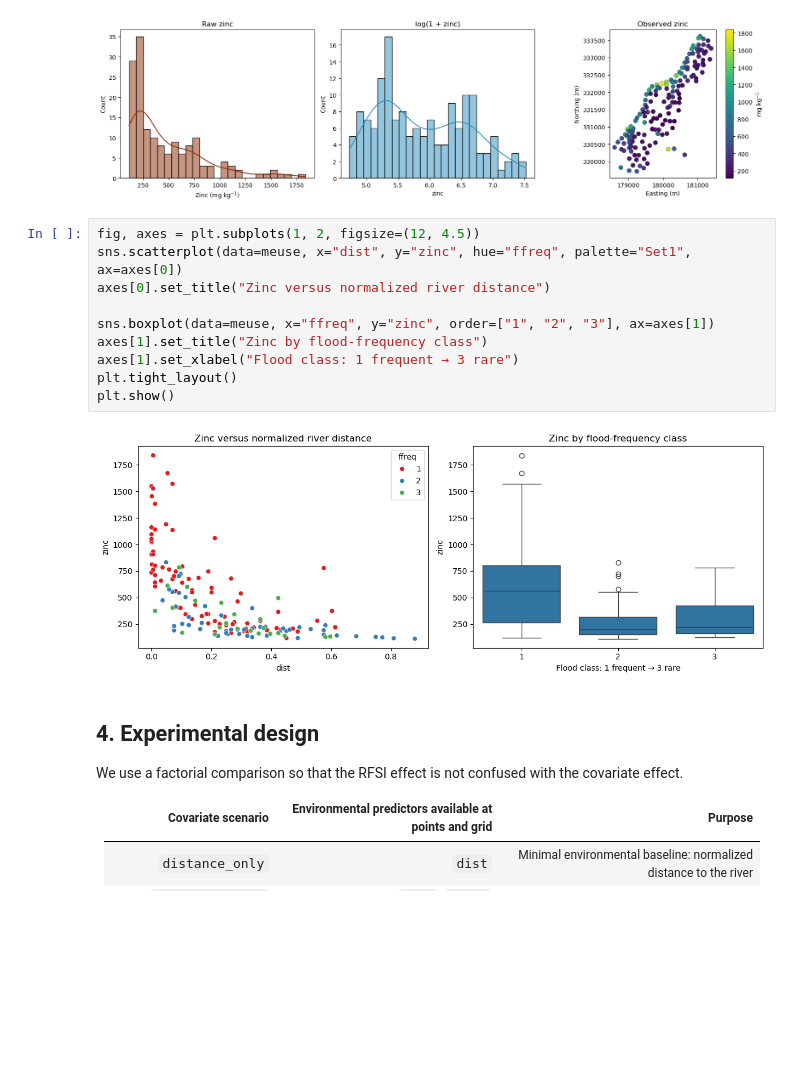
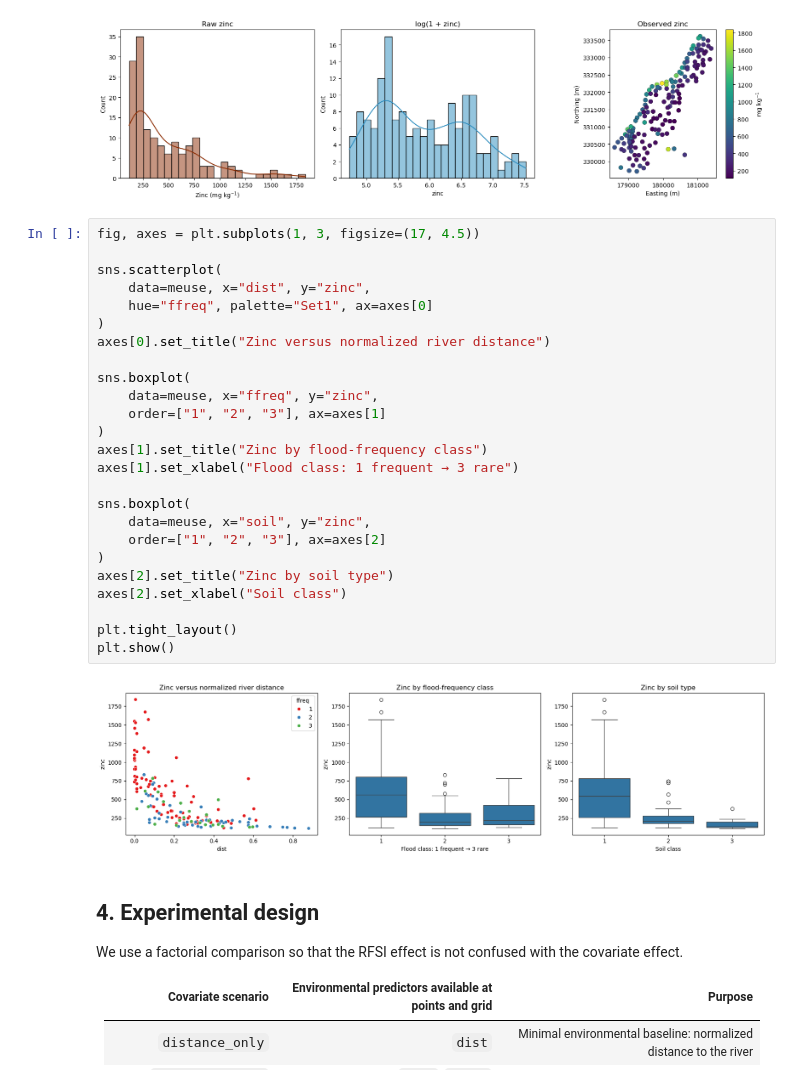
Before and after one commit to olkachalova/OpenGeoHub_Summer_School, a Jupyter notebook: RFSI_vs_RF_Meuse_Zinc_Kachalova.ipynb, the cells around one changed output. Drawn from its saved outputs; the diff is of its cells as text; blank space fills up the shorter version.

```diff
--- a/RFSI_vs_RF_Meuse_Zinc_Kachalova.ipynb
+++ b/RFSI_vs_RF_Meuse_Zinc_Kachalova.ipynb
@@ -185,17 +188,32 @@ plt.show()
 # %% [output]
 [figure]
 # %%
-fig, axes = plt.subplots(1, 2, figsize=(12, 4.5))
-sns.scatterplot(data=meuse, x="dist", y="zinc", hue="ffreq", palette="Set1", ax=axes[0])
+fig, axes = plt.subplots(1, 3, figsize=(17, 4.5))
+
+sns.scatterplot(
+    data=meuse, x="dist", y="zinc",
+    hue="ffreq", palette="Set1", ax=axes[0]
+)
 axes[0].set_title("Zinc versus normalized river distance")
 
-sns.boxplot(data=meuse, x="ffreq", y="zinc", order=["1", "2", "3"], ax=axes[1])
+sns.boxplot(
+    data=meuse, x="ffreq", y="zinc",
+    order=["1", "2", "3"], ax=axes[1]
+)
 axes[1].set_title("Zinc by flood-frequency class")
 axes[1].set_xlabel("Flood class: 1 frequent → 3 rare")
+
+sns.boxplot(
+    data=meuse, x="soil", y="zinc",
+    order=["1", "2", "3"], ax=axes[2]
+)
+axes[2].set_title("Zinc by soil type")
+axes[2].set_xlabel("Soil class")
+
 plt.tight_layout()
 plt.show()
 # %% [output]
-[figure, old version]
+[figure, new version]
 # %% [markdown]
 ## 4. Experimental design
 
```
Also changed, not shown: parts of 1 cell of this notebook.
